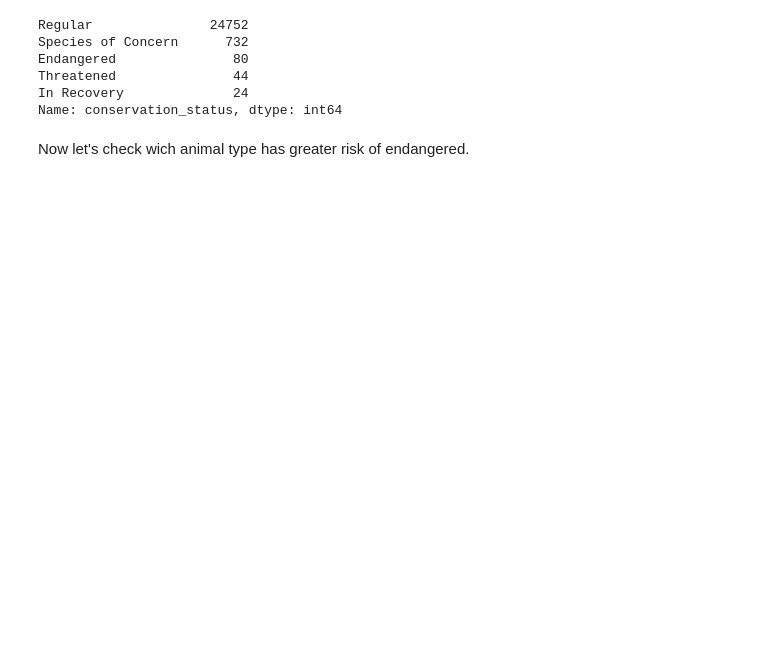
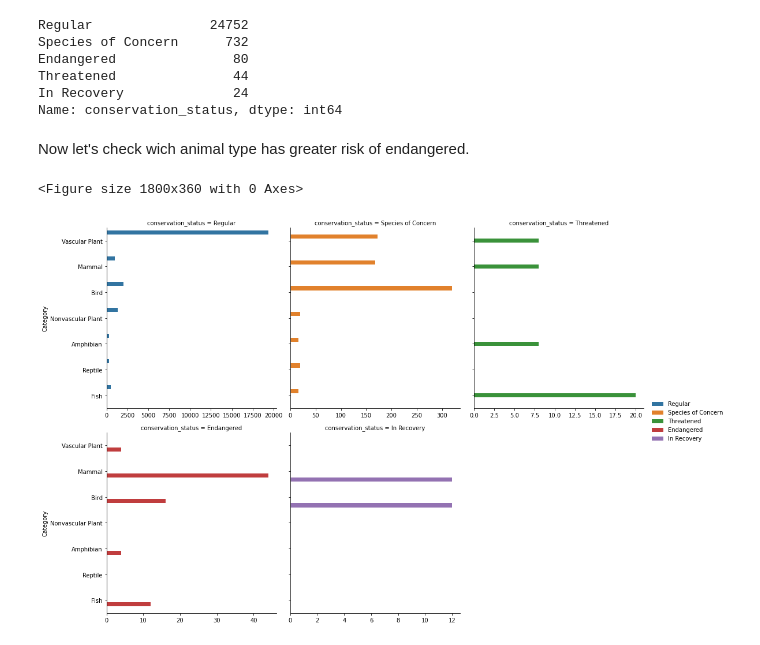
Before and after one commit to vfamim/Data-Science, a Jupyter notebook: Biodiversity/Biodiversity DataViz.ipynb, the cells around one changed output. Saved outputs shown, nothing was run; the diff lists cells and outputs as text; code cells hidden in the pictures; blank space fills up the shorter version.

```diff
--- a/Biodiversity/Biodiversity DataViz.ipynb
+++ b/Biodiversity/Biodiversity DataViz.ipynb
@@ -161,0 +175,15 @@ Now let's check wich animal type has greater risk of endangered.
+# %%
+plt.figure(figsize=(25, 5))
+ax = sns.catplot(
+    y='category',
+    data=df,
+    hue='conservation_status',
+    kind='count', col='conservation_status',
+    col_wrap = 3,
+    sharex = False,
+).add_legend()
+ax.set_axis_labels('', 'Category')
+plt.show()
+# %% [output]
+<Figure size 1800x360 with 0 Axes>
+[figure, added]
```
Also changed, not shown: parts of 21 cells of this notebook.
